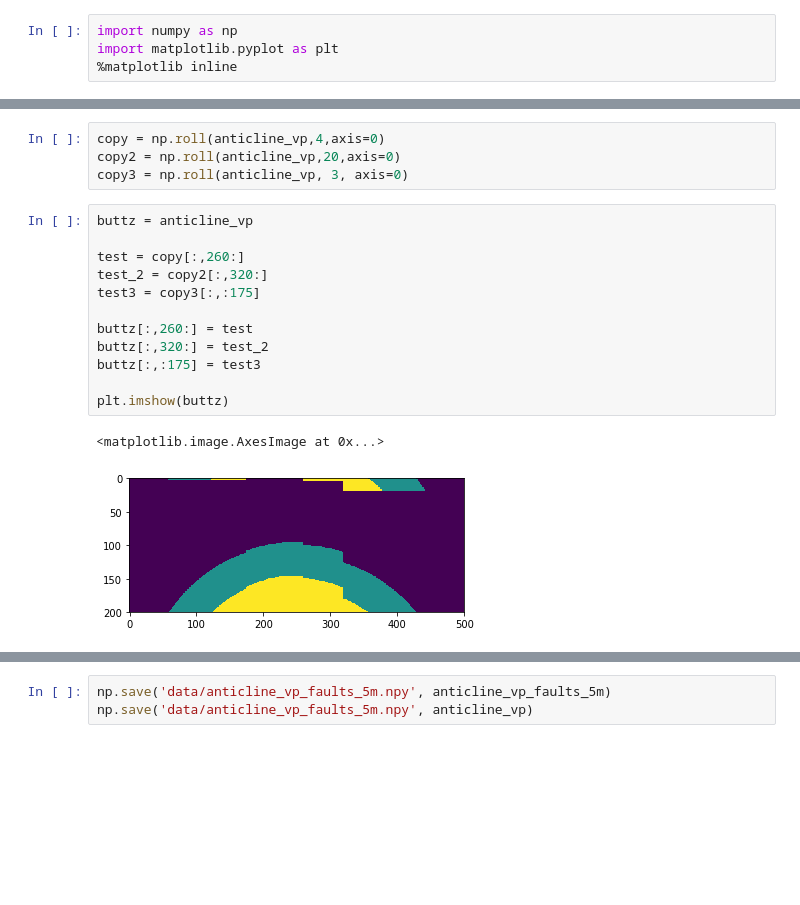
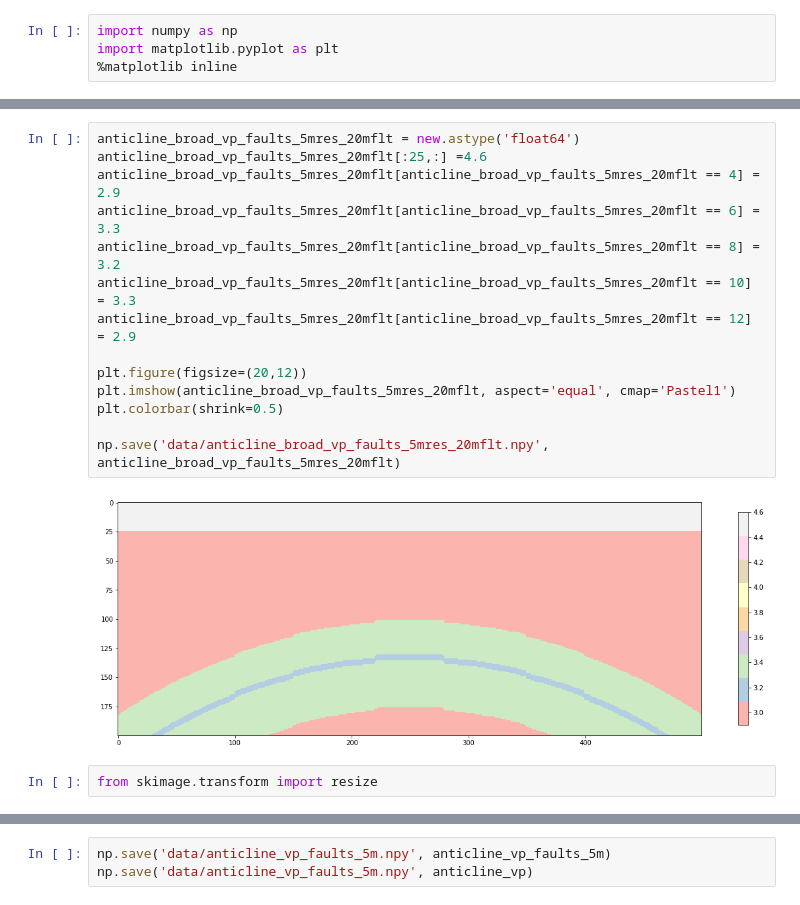
Before and after one commit to tccw/geotools, a Jupyter notebook: toys/devito_WSL/velocity_building.ipynb, the cells around one changed output, grey strips where cells are left out. Saved outputs shown, nothing was run; the diff lists cells and outputs as text; blank space fills up the shorter version.

```diff
--- a/toys/devito_WSL/velocity_building.ipynb
+++ b/toys/devito_WSL/velocity_building.ipynb
@@ -39,19 +94,18 @@ anticline_vp = mask_1 + mask_2
-# %%
-copy = np.roll(anticline_vp,4,axis=0)
-copy2 = np.roll(anticline_vp,20,axis=0)
-copy3 = np.roll(anticline_vp, 3, axis=0)
-# %%
-buttz = anticline_vp
-
-test = copy[:,260:]
-test_2 = copy2[:,320:]
-test3 = copy3[:,:175]
-
-buttz[:,260:] = test
-buttz[:,320:] = test_2
-buttz[:,:175] = test3
-
-plt.imshow(buttz)
-# %% [output]
-<matplotlib.image.AxesImage at 0x...>
-[figure, removed]
+# %%
+anticline_broad_vp_faults_5mres_20mflt = new.astype('float64')
+anticline_broad_vp_faults_5mres_20mflt[:25,:] =4.6
+anticline_broad_vp_faults_5mres_20mflt[anticline_broad_vp_faults_5mres_20mflt == 4] = 2.9
+anticline_broad_vp_faults_5mres_20mflt[anticline_broad_vp_faults_5mres_20mflt == 6] = 3.3
+anticline_broad_vp_faults_5mres_20mflt[anticline_broad_vp_faults_5mres_20mflt == 8] = 3.2
+anticline_broad_vp_faults_5mres_20mflt[anticline_broad_vp_faults_5mres_20mflt == 10] = 3.3
+anticline_broad_vp_faults_5mres_20mflt[anticline_broad_vp_faults_5mres_20mflt == 12] = 2.9
+
+plt.figure(figsize=(20,12))
+plt.imshow(anticline_broad_vp_faults_5mres_20mflt, aspect='equal', cmap='Pastel1')
+plt.colorbar(shrink=0.5)
+
+np.save('data/anticline_broad_vp_faults_5mres_20mflt.npy', anticline_broad_vp_faults_5mres_20mflt)
+# %% [output]
+[figure, added]
+# %%
+from skimage.transform import resize
```
Also changed, not shown: parts of 6 cells of this notebook, 1 other file.
